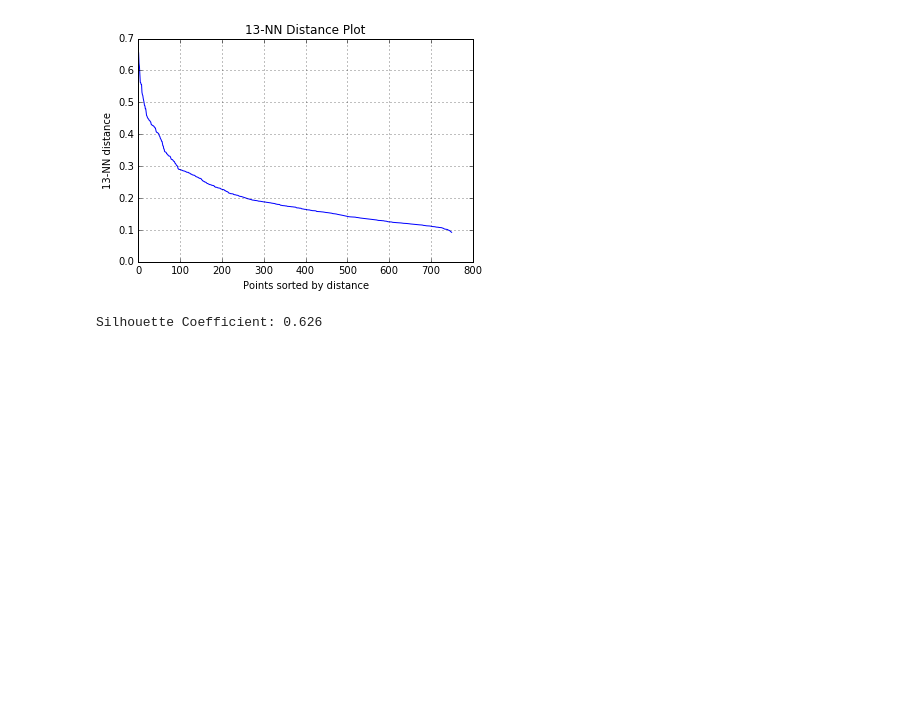
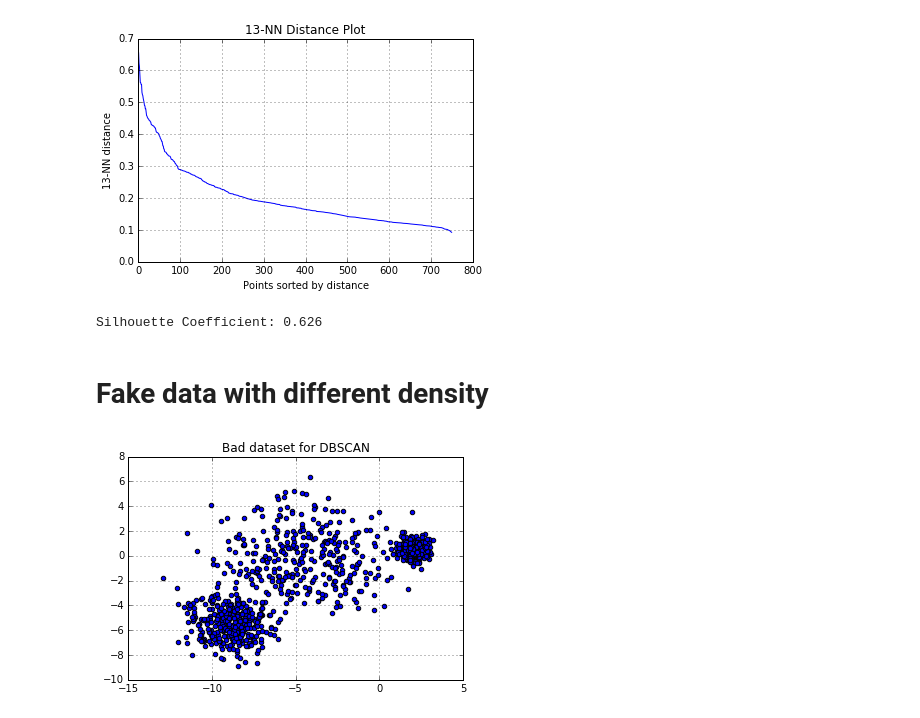
Before and after one commit to YanpuLi/YanpuLi.github.io, a Jupyter notebook: Clustering.ipynb, the cells around one changed output. Drawn from its saved outputs; the diff is of its cells as text; code cells hidden in the pictures; blank space fills up the shorter version.

```diff
--- a/Clustering.ipynb
+++ b/Clustering.ipynb
@@ -495,3 +495,17 @@ KNN_Dist_Plot(13,X4)
 print("Silhouette Coefficient: %0.3f" % silhouette_score(X4, db4.labels_))
 # %% [output]
 Silhouette Coefficient: 0.626
+# %% [markdown]
+# Fake data with different density
+# %%
+X5,y6 = datasets.make_blobs(n_samples=1000,
+                             cluster_std=[1.2, 2.6, 0.5],
+                             random_state=170)
+
+plt.plot()
+plt.title('Bad dataset for DBSCAN')
+plt.scatter(X5[:,0], X5[:,1], marker = "o")
+plt.grid()
+plt.show()
+# %% [output]
+[figure, added]
```
Also changed, not shown: parts of 3 cells of this notebook, 5 other files.
